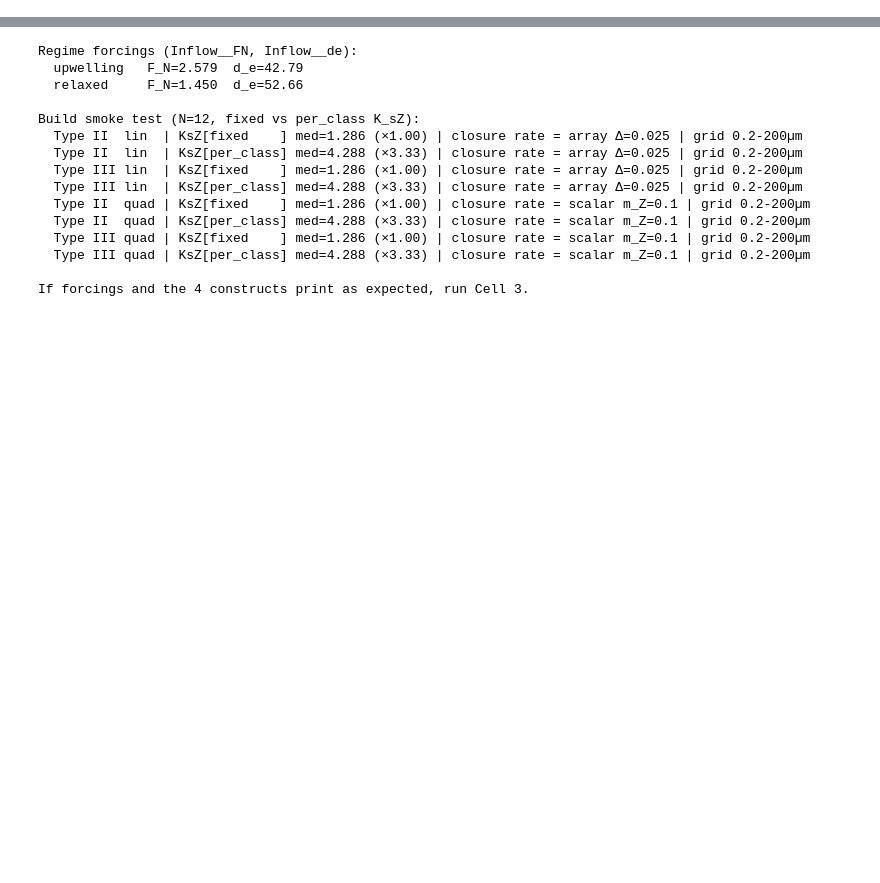
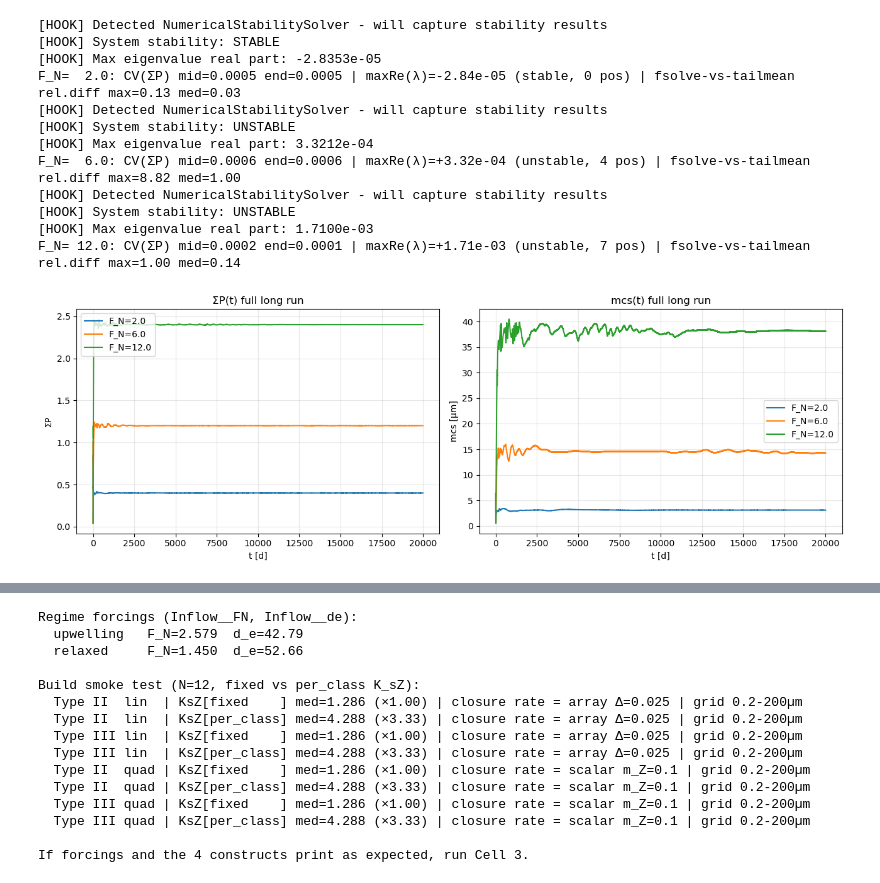
Before and after one commit to ben1post/SSMCariaco, a Jupyter notebook: parameter_scan/baseline/BASELINE_TestQuadAndTypeIII.ipynb, the cells around one changed output, grey strips where cells are left out. Drawn from its saved outputs; the diff is of its cells as text; code cells hidden in the pictures; blank space fills up the shorter version.

```diff
--- a/parameter_scan/baseline/BASELINE_TestQuadAndTypeIII.ipynb
+++ b/parameter_scan/baseline/BASELINE_TestQuadAndTypeIII.ipynb
@@ -25,0 +408,78 @@ grid: 12 phyto (0.5–200 µm), 12 zoo (5–2000 µm)
+# %%
+# ── Steady-state deep-dive: long IVP + seeded fsolve (herb·T3, K_sZ=0.5) ──────
+import importlib, numpy as np, matplotlib.pyplot as plt
+import cariaco_baseline_comps as cbc, cariaco_baseline_setups as cbs
+import cariaco_obs as co, run_baseline_diagnostic as rbd
+for m in (cbc, cbs, co, rbd):
+    importlib.reload(m)
+import xso
+from xso.parscans import StabilityAnalysisHook
+
+pe, ze = cbs.phyto_esd, cbs.zoo_esd
+logpe = np.log10(pe)
+KSZ = 0.5; ksz_arr = np.full(len(ze), KSZ)
+*_, f_all = co.load_cariaco_targets(regime='all', months='hplc', agg='median')
+DE = f_all['Inflow__de']
+FN_LIST = [2.0, 6.0, 12.0]
+T_LONG = 20000
+
+long_setup = xso.setup(solver='solve_ivp', model=cbs.model_dist_t3,
+                       time=np.arange(0, T_LONG, 1),
+                       input_vars=cbs.make_dist_input_vars(cbs.phiPZ_herb),
+                       solver_kwargs=cbs.IVP_SOLVER_KWARGS)
+stab_setup = xso.setup(solver='stability', model=cbs.model_dist_t3, time=[0, 1],
+                       input_vars=cbs.make_dist_input_vars(cbs.phiPZ_herb))
+
+def mcs_series(P):
+    tot = P.sum(0)
+    fr = P / np.where(tot > 0, tot, 1.0)[None, :]
+    return 10**(fr * logpe[:, None]).sum(0)
+
+fig, ax = plt.subplots(1, 2, figsize=(13, 4.5))
+for fn in FN_LIST:
+    out = rbd.run_setup(cbs.model_dist_t3, long_setup,
+                        input_vars_override={'Inflow': {'FN': fn, 'de': DE},
+                                             'Grazing': {'KsZ': ksz_arr}})
+    st = rbd.extract_state(out); P, t = st['P'], st['t']
+    sumP = P.sum(0); mcs_t = mcs_series(P)
+    w = len(t) // 5
+    cv_mid = sumP[len(t)//2:len(t)//2+w].std()/abs(sumP[len(t)//2:len(t)//2+w].mean())
+    cv_end = sumP[-w:].std()/abs(sumP[-w:].mean())
+    P_tail = P[:, -5000:].mean(1); N_tail = float(st['N'][-5000:].mean())
+    Z_tail = st['Z'][:, -5000:].mean(1)
+    hook = StabilityAnalysisHook()
+    with cbs.model_dist_t3:
+        so = (stab_setup.xsimlab.update_vars(input_vars={
+                'Nutrient': {'value_init': N_tail},
+                'Phytoplankton': {'biomass_init': P_tail},
+                'Zooplankton': {'biomass_init': Z_tail},
+                'Inflow': {'FN': fn, 'de': DE},
+                'Grazing': {'KsZ': ksz_arr}})
+              .xsimlab.run(hooks=[hook]))
+    sd = hook.get_results()
+    P_fix = np.clip(so['Phytoplankton__biomass'].isel(time=-1).values, 0, None)
+    act = P_tail > 1e-6
+    rel = np.abs(P_fix[act] - P_tail[act]) / np.abs(P_tail[act])
+    print(f"F_N={fn:5.1f}: CV(ΣP) mid={cv_mid:.4f} end={cv_end:.4f} | "
+          f"maxRe(λ)={sd.get('max_eigenvalue_real', float('nan')):+.2e} "
+          f"({sd.get('stability','?')}, {sd.get('n_positive_eigenvalues','?')} pos) | "
+          f"fsolve-vs-tailmean rel.diff max={np.nanmax(rel):.2f} med={np.nanmedian(rel):.2f}")
+    ax[0].plot(t, sumP, label=f'F_N={fn}')
+    ax[1].plot(t, mcs_t, label=f'F_N={fn}')
+ax[0].set(title='ΣP(t) full long run', xlabel='t [d]', ylabel='ΣP'); ax[0].legend(); ax[0].grid(alpha=.3)
+ax[1].set(title='mcs(t) full long run', xlabel='t [d]', ylabel='mcs [µm]'); ax[1].legend(); ax[1].grid(alpha=.3)
+plt.tight_layout(); plt.show()
+# %% [output]
+[HOOK] Detected NumericalStabilitySolver - will capture stability results
+[HOOK] System stability: STABLE
+[HOOK] Max eigenvalue real part: -2.8353e-05
+F_N=  2.0: CV(ΣP) mid=0.0005 end=0.0005 | maxRe(λ)=-2.84e-05 (stable, 0 pos) | fsolve-vs-tailmean rel.diff max=0.13 med=0.03
+[HOOK] Detected NumericalStabilitySolver - will capture stability results
+[HOOK] System stability: UNSTABLE
+[HOOK] Max eigenvalue real part: 3.3212e-04
+F_N=  6.0: CV(ΣP) mid=0.0006 end=0.0006 | maxRe(λ)=+3.32e-04 (unstable, 4 pos) | fsolve-vs-tailmean rel.diff max=8.82 med=1.00
+[HOOK] Detected NumericalStabilitySolver - will capture stability results
+[HOOK] System stability: UNSTABLE
+[HOOK] Max eigenvalue real part: 1.7100e-03
+F_N= 12.0: CV(ΣP) mid=0.0002 end=0.0001 | maxRe(λ)=+1.71e-03 (unstable, 7 pos) | fsolve-vs-tailmean rel.diff max=1.00 med=0.14
+[figure, added]
```
Also changed, not shown: parts of 14 cells of this notebook, 4 other files.
